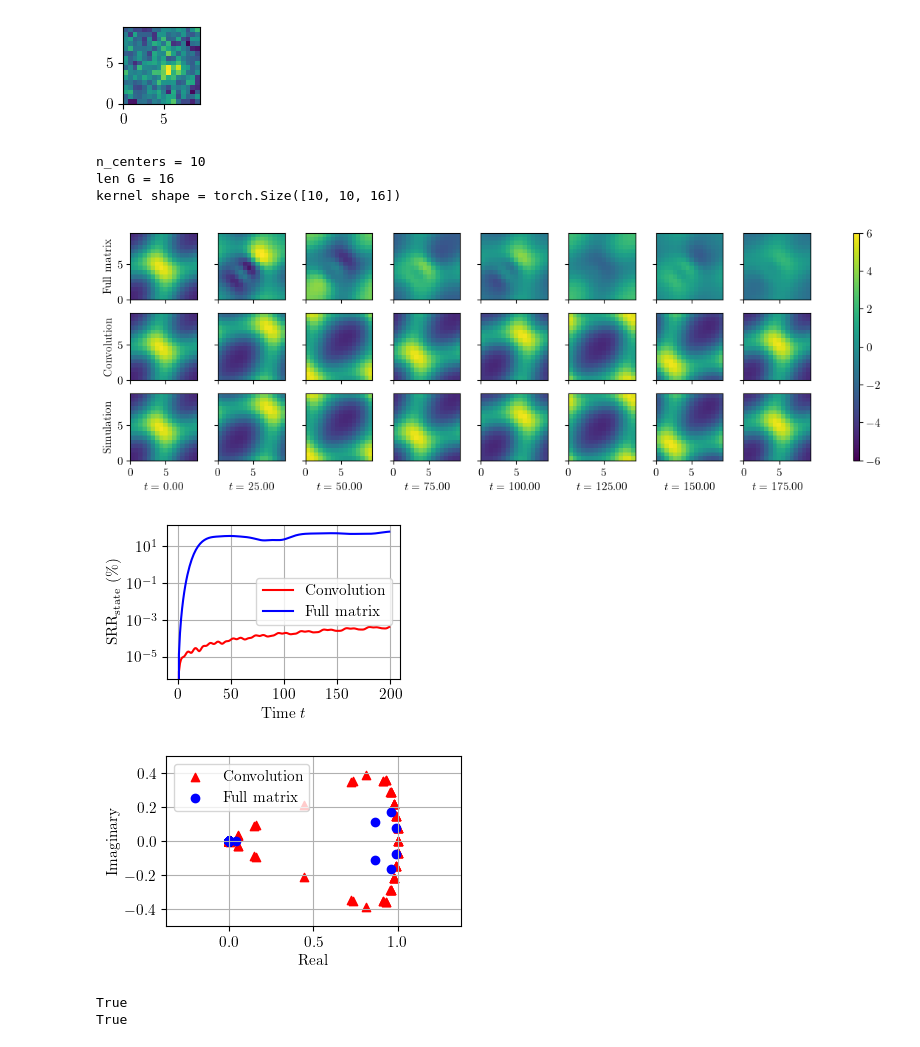
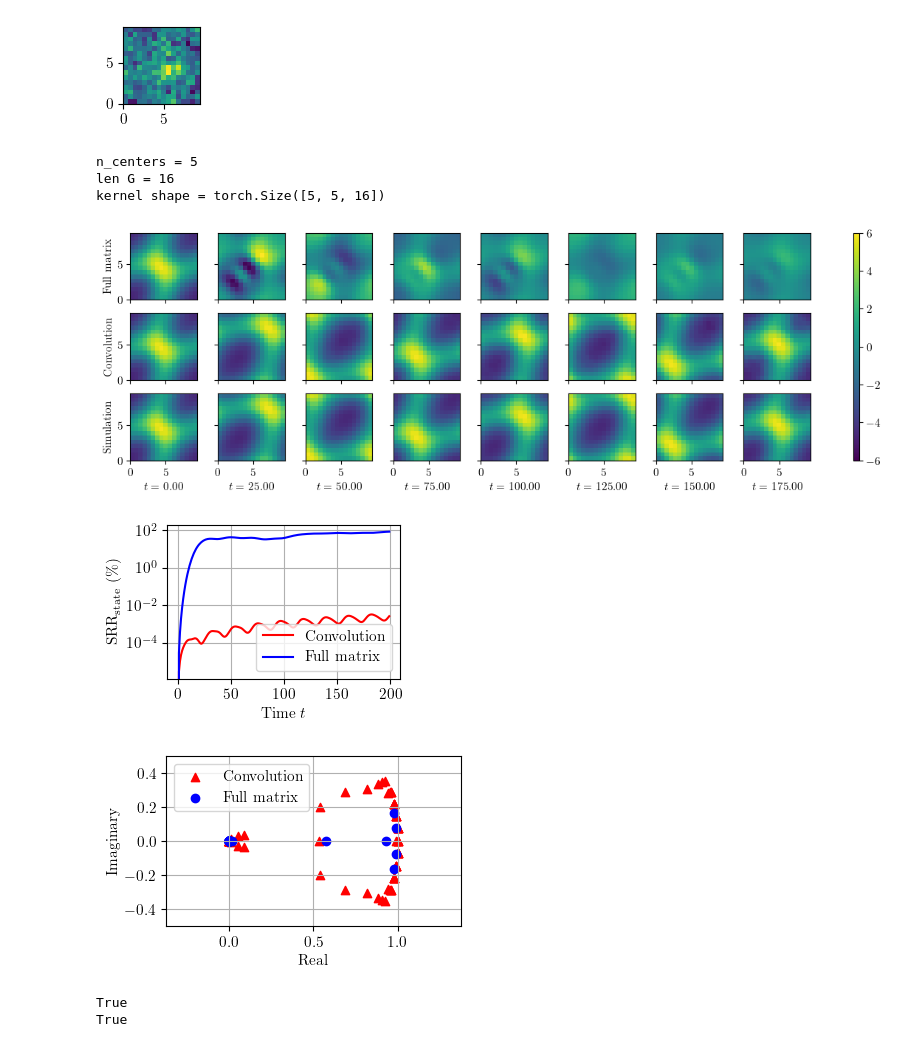
Before and after one commit to graps1/convolutional-edmd, a Jupyter notebook: ks2d.ipynb, the cells around one changed output. Cells and saved outputs as stored; diff of their text form; code cells hidden in the pictures.

Commit message:
number observations

```diff
--- a/ks2d.ipynb
+++ b/ks2d.ipynb
@@ -48,7 +48,7 @@ torch.Size([1801, 16, 16])
 [figure]
 [figure]
 # %%
-n_observations = 10
+n_observations = 5
 torch.manual_seed(0)
 centers = torch.randint(low=0, high=n, size=(n_observations,2))
 
@@ -156,36 +156,36 @@ psis_x_conv = psis_x_conv[:-1]
 ax[0,0].set_ylabel("Full matrix")
 ax[1,0].set_ylabel("Convolution")
 ax[2,0].set_ylabel("Simulation")
 plt.colorbar(im0, ax=ax, aspect=40)
 
 fig.savefig(f"plots/trajectories_{SETTING}.pdf", bbox_inches='tight')
 plt.show()
 
 fig, ax = plt.subplots(1, 1, figsize=(3,2))
 psis_x_full = torch.stack(psis_x_full, dim=0)
 psis_x_conv = torch.stack(psis_x_conv, dim=0)
 err_full = (psis_x_full - psis_d_test).pow(2).mean(dim=1)
 err_conv = (psis_x_conv - psis_d_test).pow(2).mean(dim=1)
 divisor = psis_d_test.var(dim=1)
 err_full_rel = 100 * err_full / divisor
 err_conv_rel = 100 * err_conv / divisor
 ax.plot(time, err_conv_rel, color="red", label="Convolution")
 ax.plot(time, err_full_rel, color="blue", label="Full matrix")
 ax.grid()
 ax.legend()
 ax.set_ylabel("$\\mathrm{SRR_{state}}$ $(\%)$")
 ax.set_xlabel("Time $t$")
 
 ax.set_yscale("log")
 
 fig.savefig(f"plots/rmse_{SETTING}.pdf", bbox_inches='tight')
 plt.show()
 # %% [output]
-n_centers = 10
+n_centers = 5
 len G = 16
-kernel shape = torch.Size([10, 10, 16])
+kernel shape = torch.Size([5, 5, 16])
 [figure]
-[figure, old version]
+[figure, new version]
 # %%
 # computes eigenvectors and eigenvalues
 def eig_convolution(A_hat):
@@ -216,7 +216,7 @@ ax.legend(loc="upper left")
 fig.savefig(f"plots/evs_{SETTING}.pdf", bbox_inches='tight')
 plt.show()
 # %% [output]
-[figure, old version]
+[figure, new version]
 # %%
 # SANITY CHECK
 evec = eigvecs_A[None,:,10]
```
Also changed, not shown: parts of 1 cell of this notebook, 9 other files.
